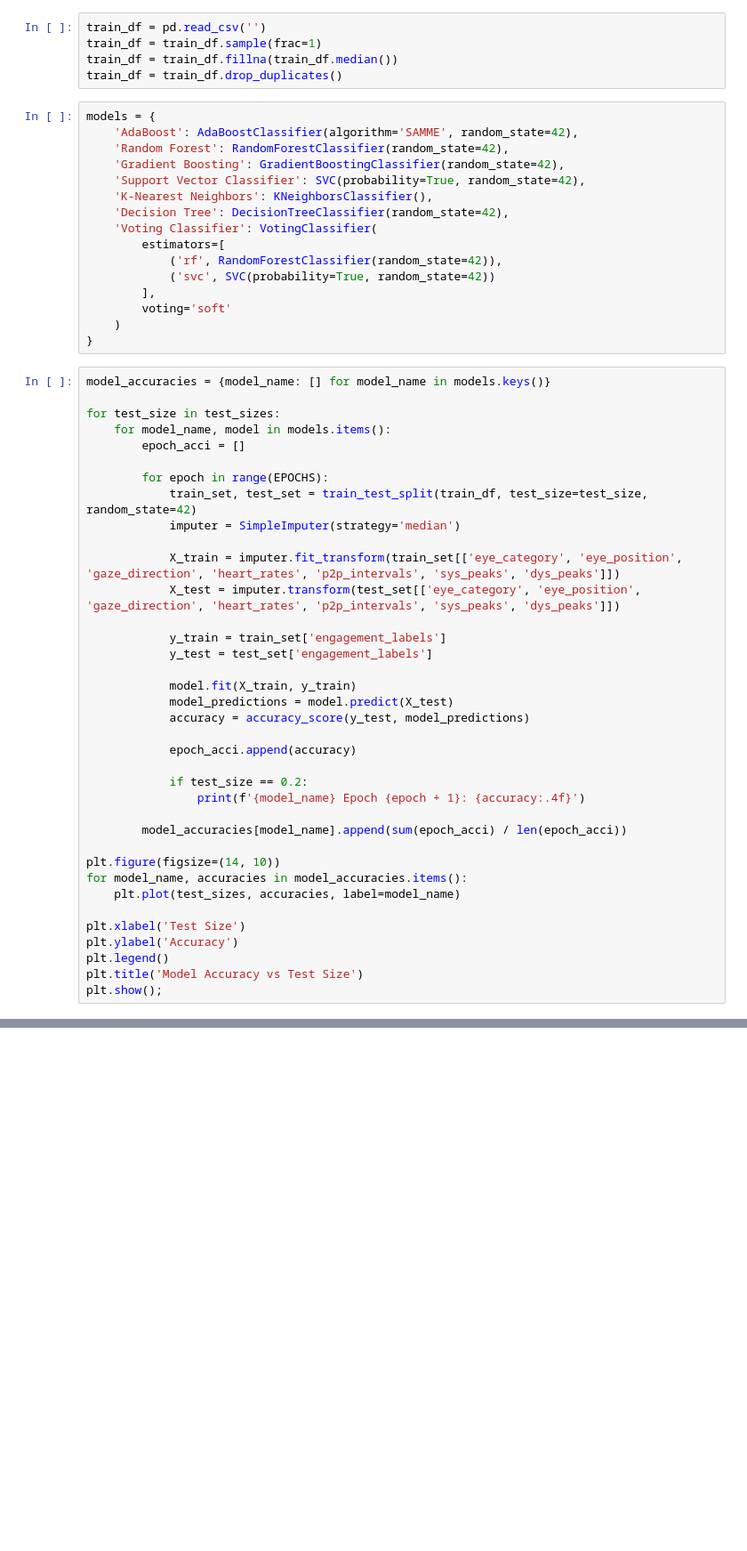
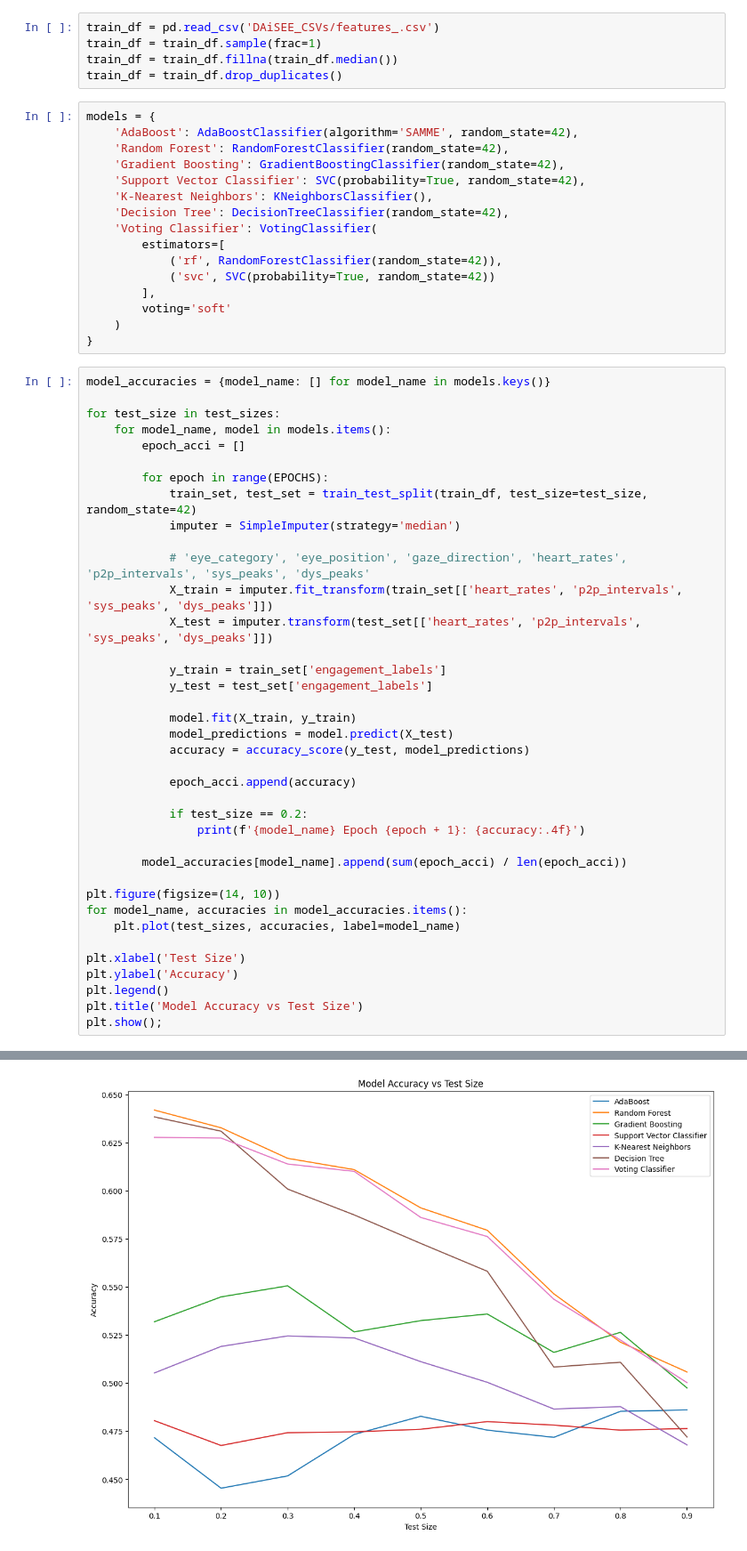
Before and after one commit to kanavgoyal898/engagio-, a Jupyter notebook: fusion_early.ipynb, the cells around one changed output, grey strips where cells are left out. Shown: that part at 89% size. Cells and saved outputs as stored; diff of their text form; blank space fills up the shorter version.

```diff
--- a/fusion_early.ipynb
+++ b/fusion_early.ipynb
@@ -17,7 +17,7 @@ from sklearn.metrics import accuracy_score
 EPOCHS = 10
 test_sizes = np.arange(0.1, 1.0, 0.1)
 # %%
-train_df = pd.read_csv('')
+train_df = pd.read_csv('DAiSEE_CSVs/features_.csv')
 train_df = train_df.sample(frac=1)
 train_df = train_df.fillna(train_df.median())
 train_df = train_df.drop_duplicates()
@@ -48,8 +48,9 @@ for test_size in test_sizes:
             train_set, test_set = train_test_split(train_df, test_size=test_size, random_state=42)
             imputer = SimpleImputer(strategy='median')
 
-            X_train = imputer.fit_transform(train_set[['eye_category', 'eye_position', 'gaze_direction', 'heart_rates', 'p2p_intervals', 'sys_peaks', 'dys_peaks']])
-            X_test = imputer.transform(test_set[['eye_category', 'eye_position', 'gaze_direction', 'heart_rates', 'p2p_intervals', 'sys_peaks', 'dys_peaks']])
+            # 'eye_category', 'eye_position', 'gaze_direction', 'heart_rates', 'p2p_intervals', 'sys_peaks', 'dys_peaks'
+            X_train = imputer.fit_transform(train_set[['heart_rates', 'p2p_intervals', 'sys_peaks', 'dys_peaks']])
+            X_test = imputer.transform(test_set[['heart_rates', 'p2p_intervals', 'sys_peaks', 'dys_peaks']])
 
             y_train = train_set['engagement_labels']
             y_test = test_set['engagement_labels']
@@ -74,3 +75,4 @@ plt.ylabel('Accuracy')
 plt.legend()
 plt.title('Model Accuracy vs Test Size')
 plt.show();
+# %% [output]
@@ -76,0 +96 @@ plt.show();
+[figure, added]
```
Also changed, not shown: parts of 1 cell of this notebook, 2 other files.
